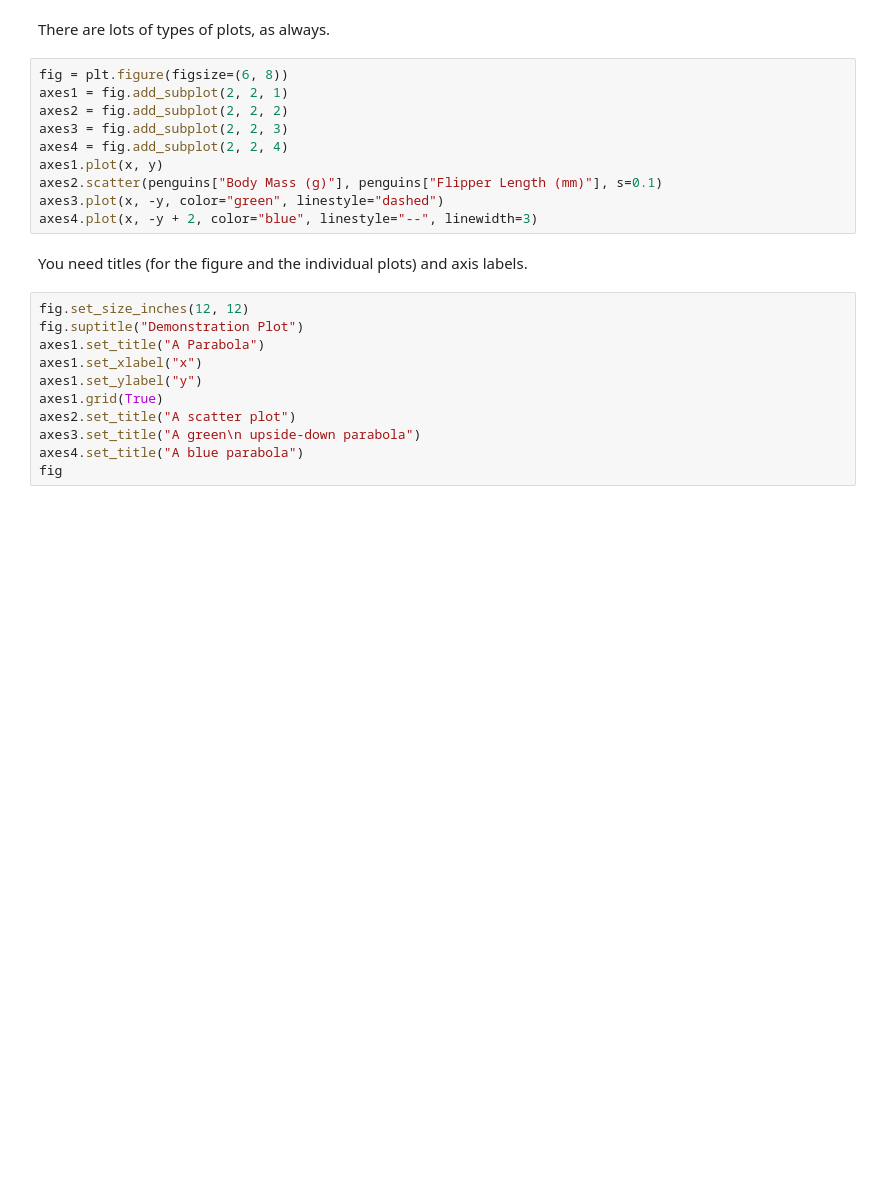
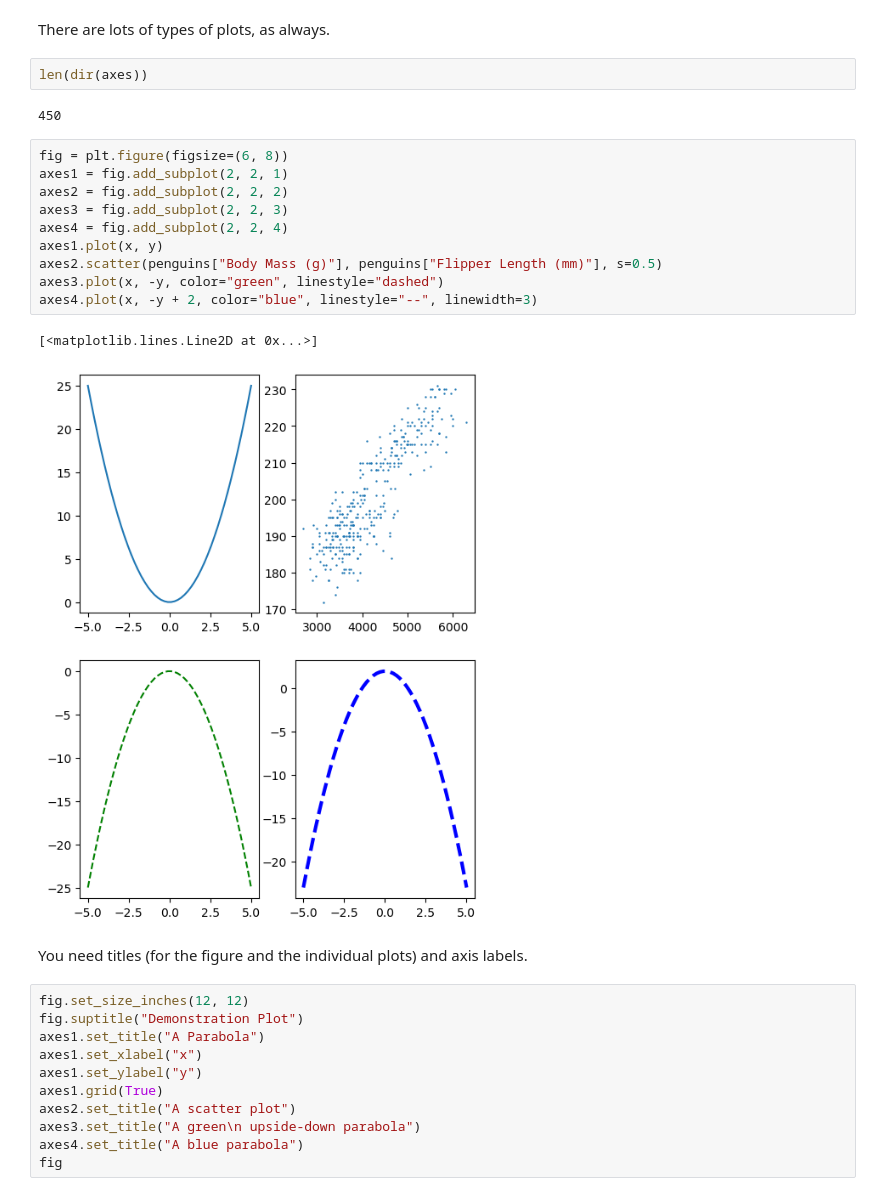
Before and after one commit to jeremy9959/Math-Python, a Jupyter notebook: Plotting.ipynb, the cells around one changed output. Cells and saved outputs as stored; diff of their text form; blank space fills up the shorter version.

```diff
--- a/Plotting.ipynb
+++ b/Plotting.ipynb
@@ -70,15 +78,22 @@ axes4.plot(x, -y + 2)
 # %% [markdown]
 There are lots of types of plots, as always.
+# %%
+len(dir(axes))
+# %% [output]
+450
 # %%
 fig = plt.figure(figsize=(6, 8))
 axes1 = fig.add_subplot(2, 2, 1)
 axes2 = fig.add_subplot(2, 2, 2)
 axes3 = fig.add_subplot(2, 2, 3)
 axes4 = fig.add_subplot(2, 2, 4)
 axes1.plot(x, y)
-axes2.scatter(penguins["Body Mass (g)"], penguins["Flipper Length (mm)"], s=0.1)
+axes2.scatter(penguins["Body Mass (g)"], penguins["Flipper Length (mm)"], s=0.5)
 axes3.plot(x, -y, color="green", linestyle="dashed")
 axes4.plot(x, -y + 2, color="blue", linestyle="--", linewidth=3)
+# %% [output]
+[<matplotlib.lines.Line2D at 0x...>]
+[figure, added]
 # %% [markdown]
 You need titles (for the figure and the individual plots) and axis
 labels.
```
Also changed, not shown: parts of 12 cells of this notebook, 1 other file.
